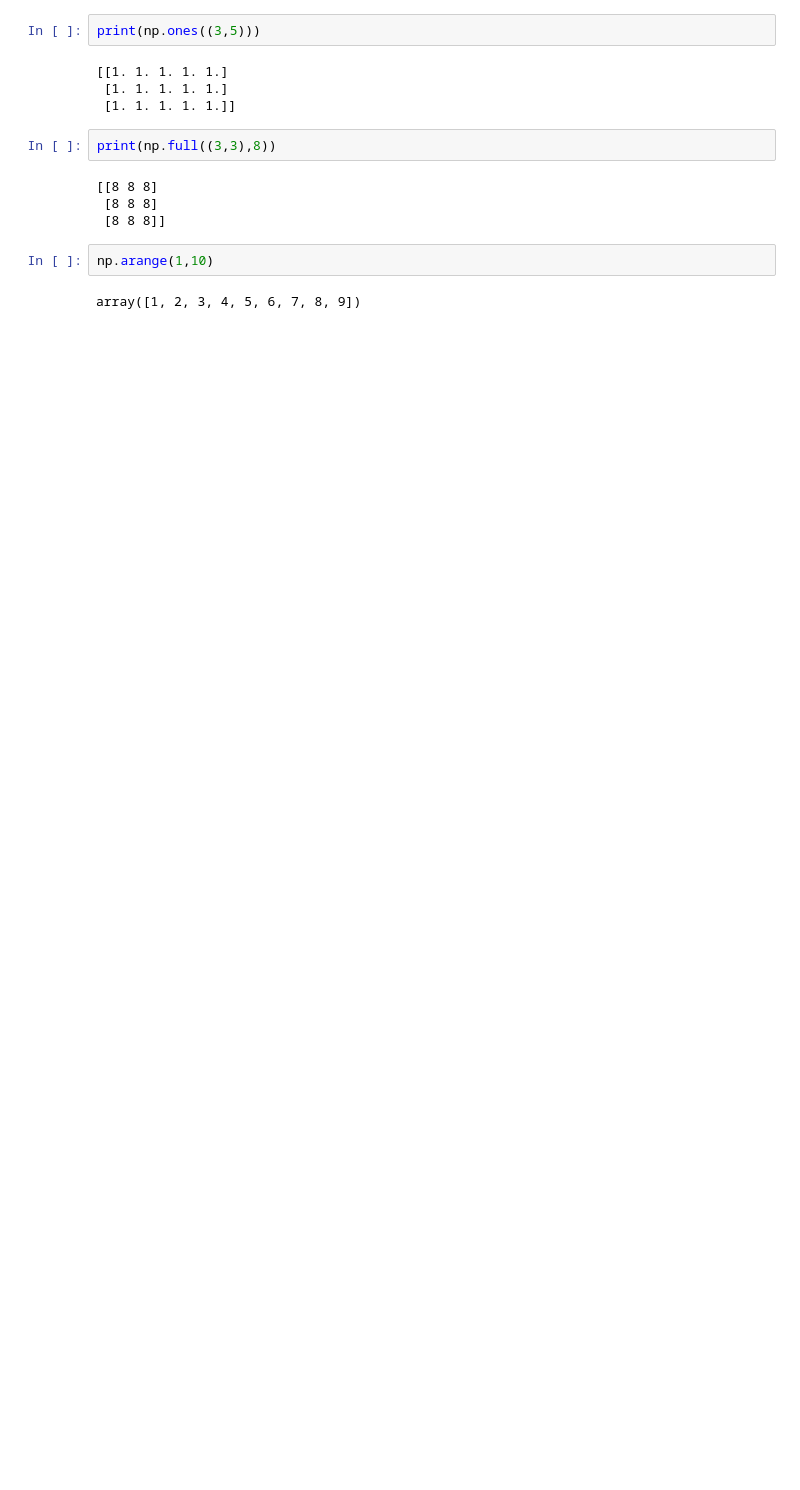
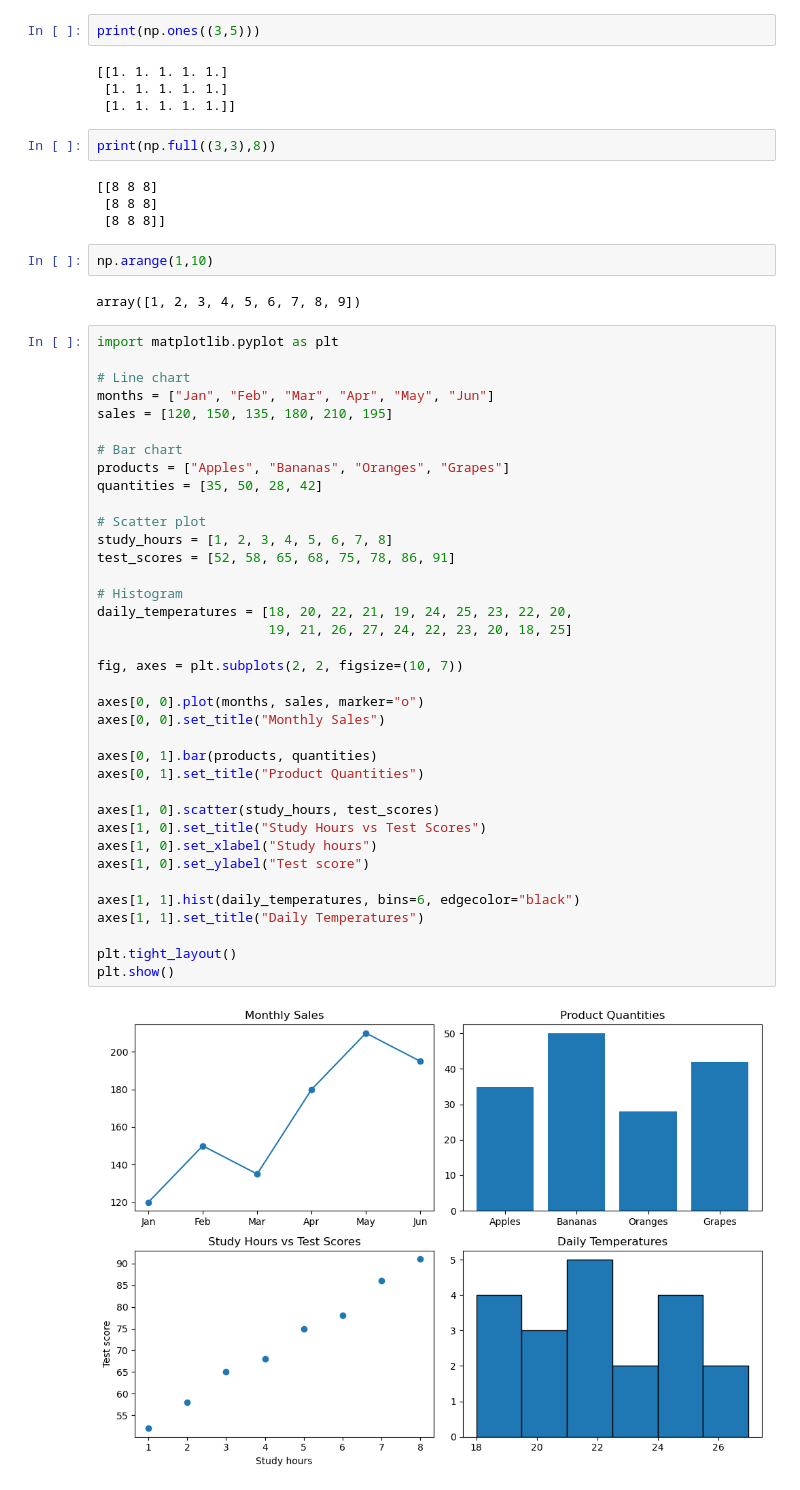
Before and after one commit to ffarooqui2007-jpg/NumPy_Practice, a Jupyter notebook: 06_check_memory'.ipynb, the cells around one changed output. Cells and saved outputs as stored; diff of their text form; blank space fills up the shorter version.

```diff
--- a/06_check_memory'.ipynb
+++ b/06_check_memory'.ipynb
@@ -64,3 +64,42 @@ print(np.full((3,3),8))
 np.arange(1,10)
 # %% [output]
 array([1, 2, 3, 4, 5, 6, 7, 8, 9])
+# %%
+import matplotlib.pyplot as plt
+
+# Line chart
+months = ["Jan", "Feb", "Mar", "Apr", "May", "Jun"]
+sales = [120, 150, 135, 180, 210, 195]
+
+# Bar chart
+products = ["Apples", "Bananas", "Oranges", "Grapes"]
+quantities = [35, 50, 28, 42]
+
+# Scatter plot
+study_hours = [1, 2, 3, 4, 5, 6, 7, 8]
+test_scores = [52, 58, 65, 68, 75, 78, 86, 91]
+
+# Histogram
+daily_temperatures = [18, 20, 22, 21, 19, 24, 25, 23, 22, 20,
+                      19, 21, 26, 27, 24, 22, 23, 20, 18, 25]
+
+fig, axes = plt.subplots(2, 2, figsize=(10, 7))
+
+axes[0, 0].plot(months, sales, marker="o")
+axes[0, 0].set_title("Monthly Sales")
+
+axes[0, 1].bar(products, quantities)
+axes[0, 1].set_title("Product Quantities")
+
+axes[1, 0].scatter(study_hours, test_scores)
+axes[1, 0].set_title("Study Hours vs Test Scores")
+axes[1, 0].set_xlabel("Study hours")
+axes[1, 0].set_ylabel("Test score")
+
+axes[1, 1].hist(daily_temperatures, bins=6, edgecolor="black")
+axes[1, 1].set_title("Daily Temperatures")
+
+plt.tight_layout()
+plt.show()
+# %% [output]
+[figure, added]
```
